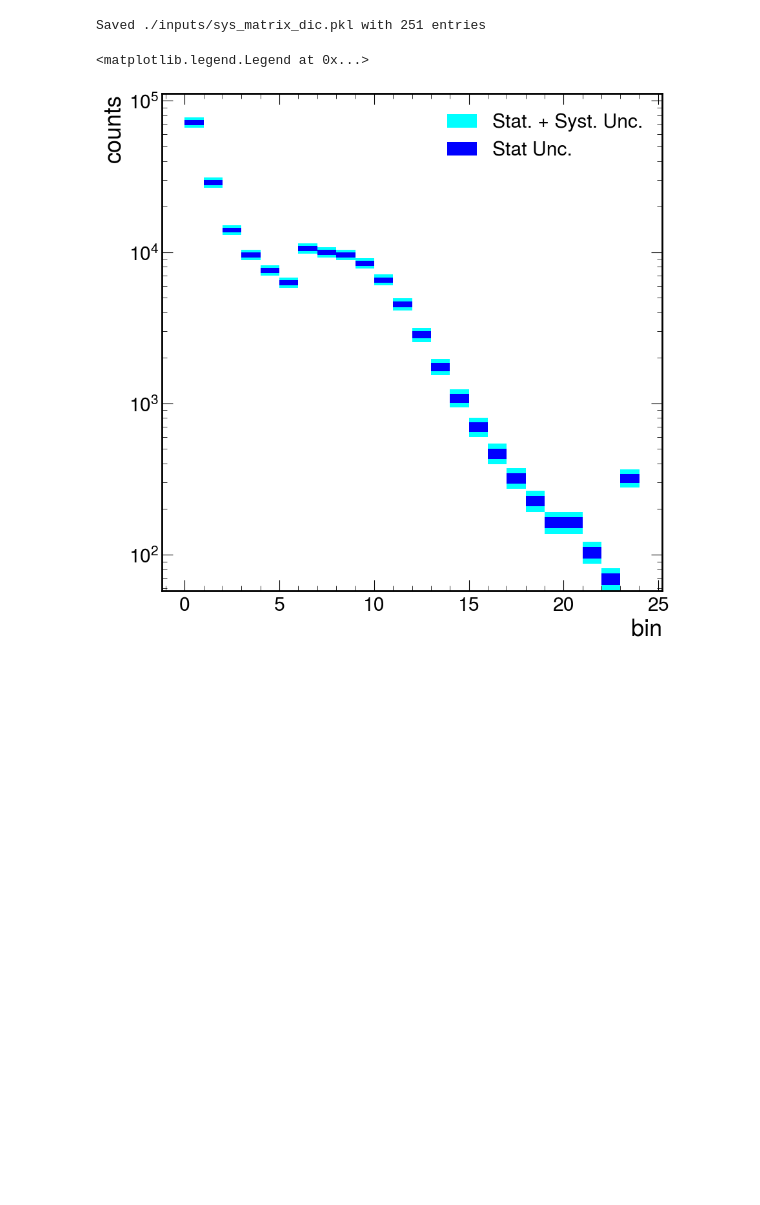
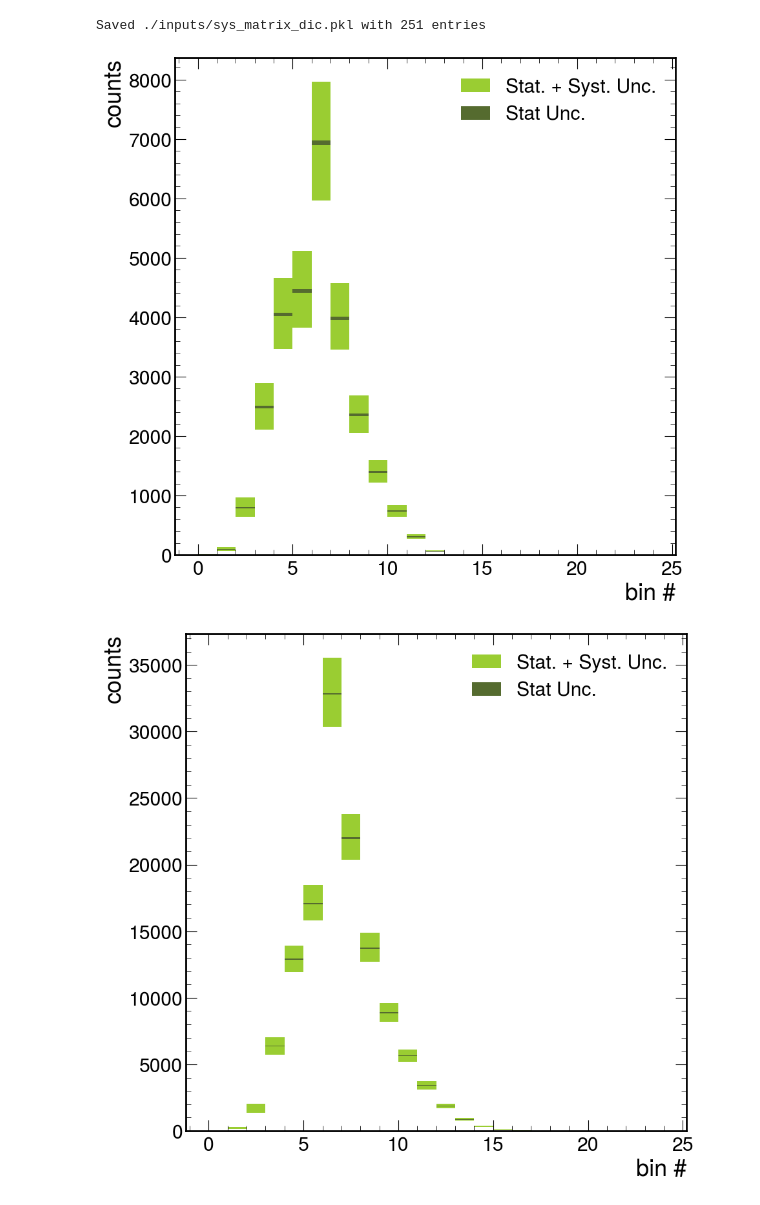
Before and after one commit to mandalaritra1/unfold, a Jupyter notebook: notebooks/input_maker.ipynb, the cells around one changed output. Cells and saved outputs as stored; diff of their text form; code cells hidden in the pictures; blank space fills up the shorter version.

```diff
--- a/notebooks/input_maker.ipynb
+++ b/notebooks/input_maker.ipynb
@@ -219,33 +344,35 @@ Saved ./inputs/sys_matrix_dic.pkl with 251 entries
 # %%
 import matplotlib.pyplot as plt
 import hist
 import mplhep as hep
+for i in range(4):
+    mreco_nom = m_nom.sum(axis = (0,1))[i]
+    total_unc_up = np.zeros_like(mreco_nom)
+    total_stat = np.sqrt(variance.sum(axis = (0,1))[i])
+    for key in sys_matrix_dic_up.keys():
+        mreco_sys = sys_matrix_dic_up[key].sum(axis = (0,1))[i]
+        delta = mreco_sys - mreco_nom
+        total_unc_up += delta**2
+    total_unc_up = np.sqrt(total_unc_up)
+    total_unc_down = np.zeros_like(mreco_nom)
+    for key in sys_matrix_dic_down.keys():
+        mreco_sys = sys_matrix_dic_down[key].sum(axis = (0,1))[i]
+        delta = mreco_sys - mreco_nom
+        total_unc_down += delta**2
+    total_unc_down = np.sqrt(total_unc_down)
+    bins = np.arange(len(mreco_nom) + 1)
+    bin_centers = 0.5 * (bins[:-1] + bins[1:])
 
-mreco_nom = m_nom.sum(axis = (0,1,2))
-total_unc_up = np.zeros_like(mreco_nom)
-for key in sys_matrix_dic_up.keys():
-    mreco_sys = sys_matrix_dic_up[key].sum(axis = (0,1,2))
-    delta = mreco_sys - mreco_nom
-    total_unc_up += delta**2
-total_unc_up = np.sqrt(total_unc_up)
-total_unc_down = np.zeros_like(mreco_nom)
-for key in sys_matrix_dic_down.keys():
-    mreco_sys = sys_matrix_dic_down[key].sum(axis = (0,1,2))
-    delta = mreco_sys - mreco_nom
-    total_unc_down += delta**2
-total_unc_down = np.sqrt(total_unc_down)
-bins = np.arange(len(mreco_nom) + 1)
-bin_centers = 0.5 * (bins[:-1] + bins[1:])
-
-plt.style.use(hep.style.CMS)  # optional styling
-fig, ax = plt.subplots()
-hep.histplot(mreco_nom, bins=bins, histtype='band', color='black',yerr=[total_unc_down, total_unc_up], label='Stat. + Syst. Unc.',ax=ax, facecolor = 'cyan', hatch = '', alpha = 1)
-hep.histplot(mreco_nom, bins=bins, histtype='band', color='black',yerr=[total_unc_down/2, total_unc_up/2], label='Stat Unc.',ax=ax, facecolor = 'blue', hatch = '', alpha = 1)
-#ax.errorbar(bin_centers, mreco_nom, yerr=[total_unc_down, total_unc_up], fmt='none', color='black', label='total uncertainty')
-ax.set_yscale('log')
-ax.set_xlabel('bin')
-ax.set_ylabel('counts')
-ax.legend()
+    plt.style.use(hep.style.CMS)  # optional styling
+    fig, ax = plt.subplots()
+    hep.histplot(mreco_nom, bins=bins, histtype='band', color='black',yerr=[total_unc_down, total_unc_up], label='Stat. + Syst. Unc.',ax=ax, facecolor = 'yellowgreen', hatch = '', alpha = 1)
+    hep.histplot(mreco_nom, bins=bins, histtype='band', color='black',yerr=[total_stat, total_stat], label='Stat Unc.',ax=ax, facecolor = 'darkolivegreen', hatch = '', alpha = 1)
+    #ax.errorbar(bin_centers, mreco_nom, yerr=[total_unc_down, total_unc_up], fmt='none', color='black', label='total uncertainty')
+    #ax.set_yscale('log')
+    ax.set_xlabel('bin #')
+    ax.set_ylabel('counts')
+    ax.legend()
+    plt.show()
 # %% [output]
-<matplotlib.legend.Legend at 0x...>
-[figure, old version]
+[figure, new version]
+[figure, added]
```
Also changed, not shown: parts of 7 cells of this notebook.
